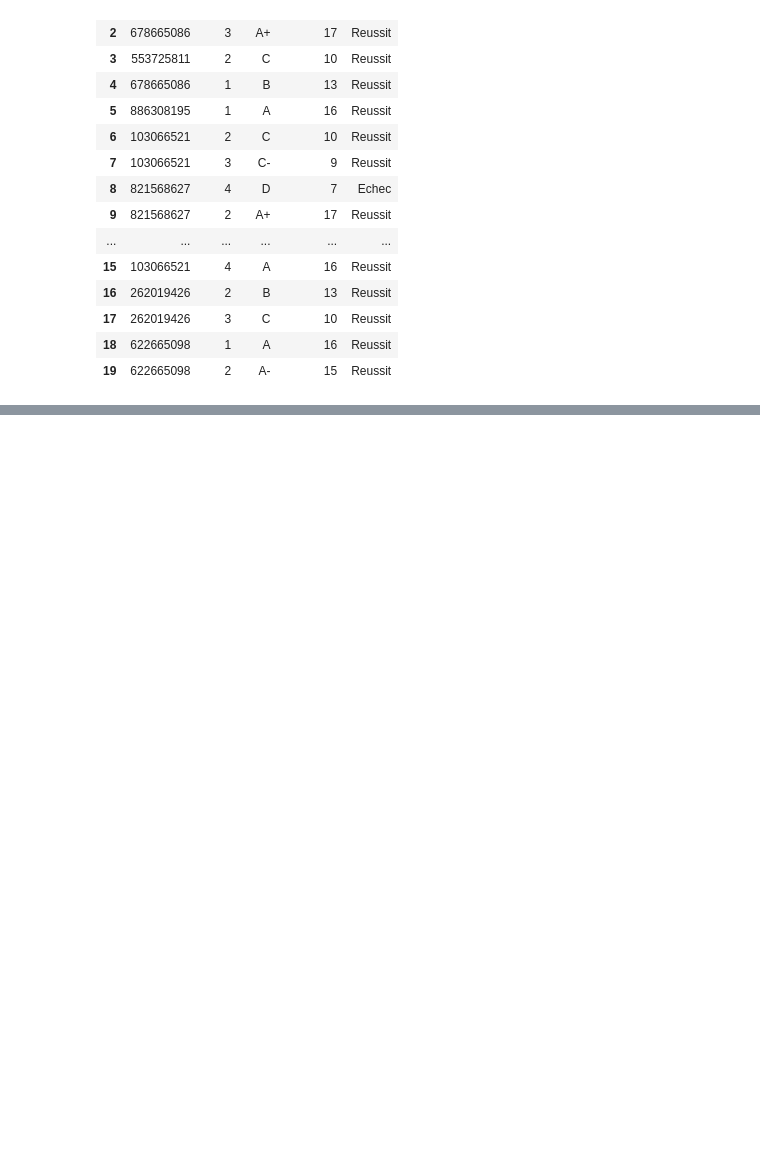
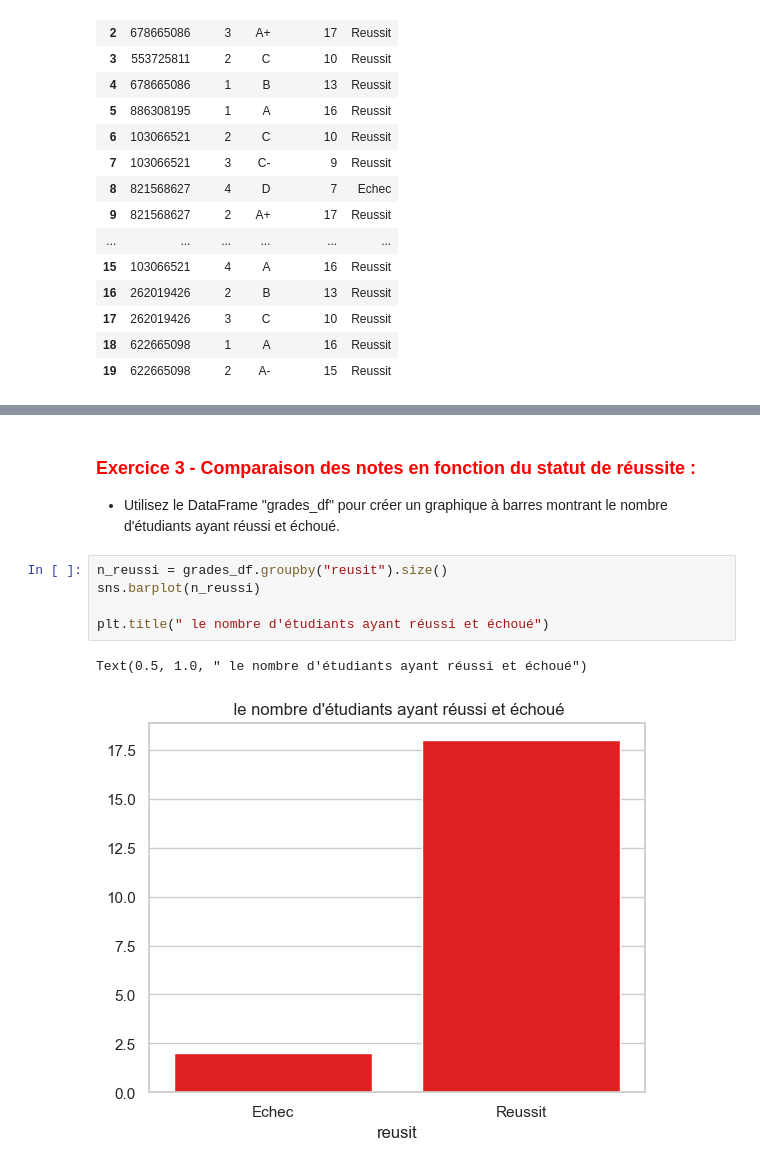
Before and after one commit to KiykoHanna/Simplon_Python, a Jupyter notebook: notebook.ipynb, the cells around one changed output, grey strips where cells are left out. Saved outputs shown, nothing was run; the diff lists cells and outputs as text; blank space fills up the shorter version.

```diff
--- a/notebook.ipynb
+++ b/notebook.ipynb
@@ -913,0 +947,11 @@ grades_df
+# %% [markdown]
+### <span style=color:red>Exercice 3 - Comparaison des notes en fonction du statut de réussite :</span>
+- Utilisez le DataFrame "grades_df" pour créer un graphique à barres montrant le nombre d'étudiants ayant réussi et échoué.
+# %%
+n_reussi = grades_df.groupby("reusit").size()
+sns.barplot(n_reussi)
+
+plt.title(" le nombre d'étudiants ayant réussi et échoué")
+# %% [output]
+Text(0.5, 1.0, " le nombre d'étudiants ayant réussi et échoué")
+[figure, added]
```
Also changed, not shown: parts of 51 cells of this notebook, 1 other file.
